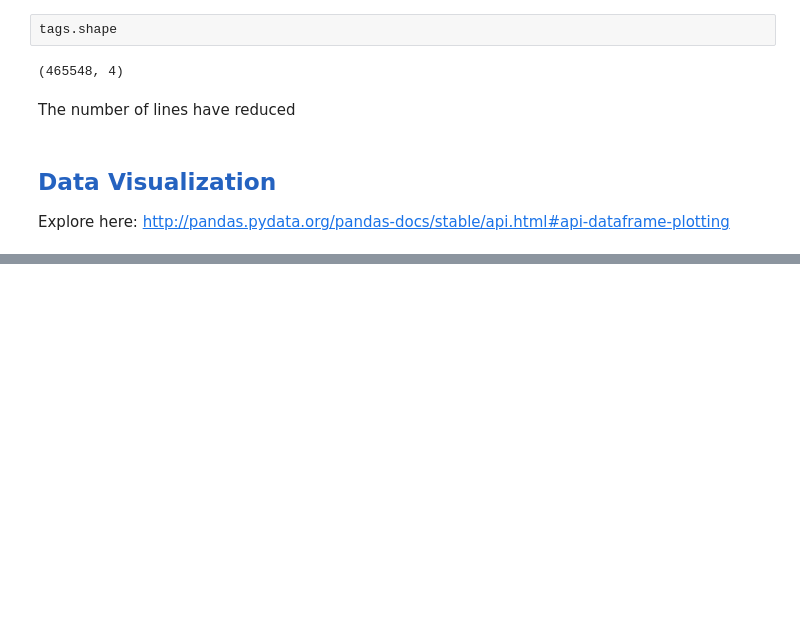
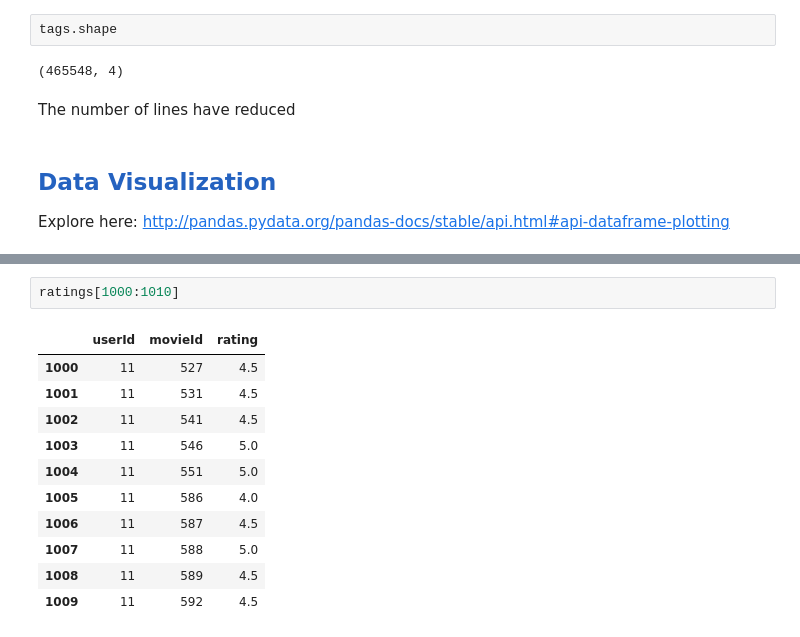
Before and after one commit to matheus-asilva/Data-Science-Micromasters, a Jupyter notebook: Python for Data Science/Week 4 - Pandas/Introduction to Pandas.ipynb, the cells around one changed output, grey strips where cells are left out. Saved outputs shown, nothing was run; the diff lists cells and outputs as text; blank space fills up the shorter version.

```diff
--- a/Python for Data Science/Week 4 - Pandas/Introduction to Pandas.ipynb
+++ b/Python for Data Science/Week 4 - Pandas/Introduction to Pandas.ipynb
@@ -537,0 +575,14 @@ Explore here: http://pandas.pydata.org/pandas-docs/stable/api.html#api-dataframe
+# %%
+ratings[1000:1010]
+# %% [output]
+|  | userId | movieId | rating |
+| 1000 | 11 | 527 | 4.5 |
+| 1001 | 11 | 531 | 4.5 |
+| 1002 | 11 | 541 | 4.5 |
+| 1003 | 11 | 546 | 5.0 |
+| 1004 | 11 | 551 | 5.0 |
+| 1005 | 11 | 586 | 4.0 |
+| 1006 | 11 | 587 | 4.5 |
+| 1007 | 11 | 588 | 5.0 |
+| 1008 | 11 | 589 | 4.5 |
+| 1009 | 11 | 592 | 4.5 |
```
Also changed, not shown: parts of 10 cells of this notebook.
